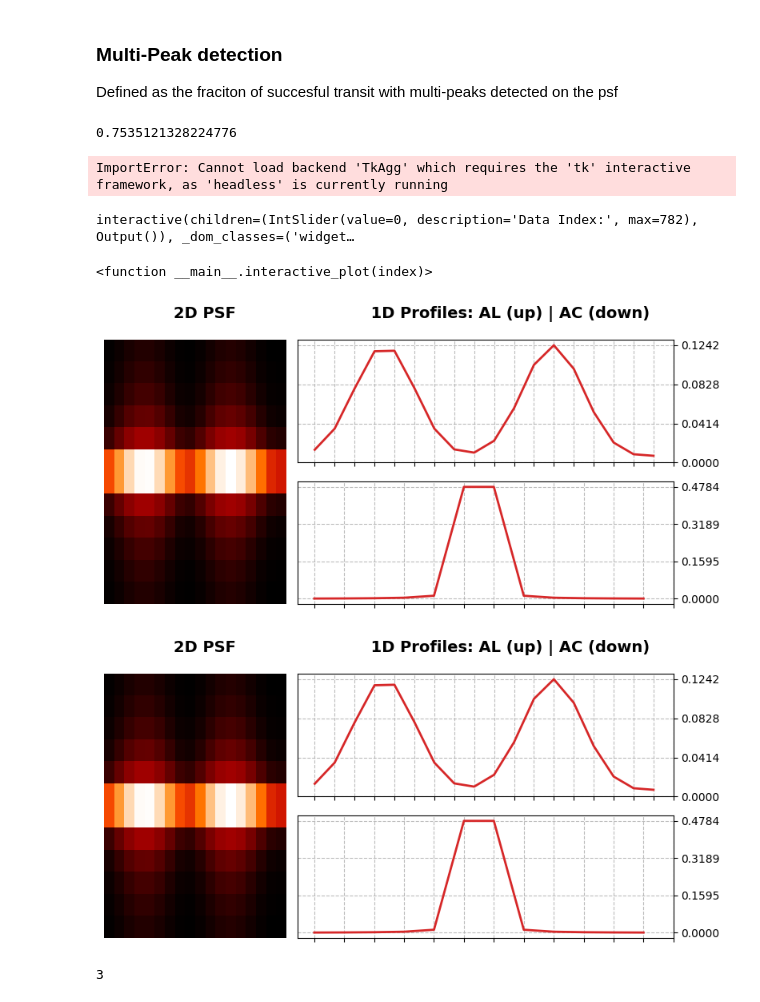
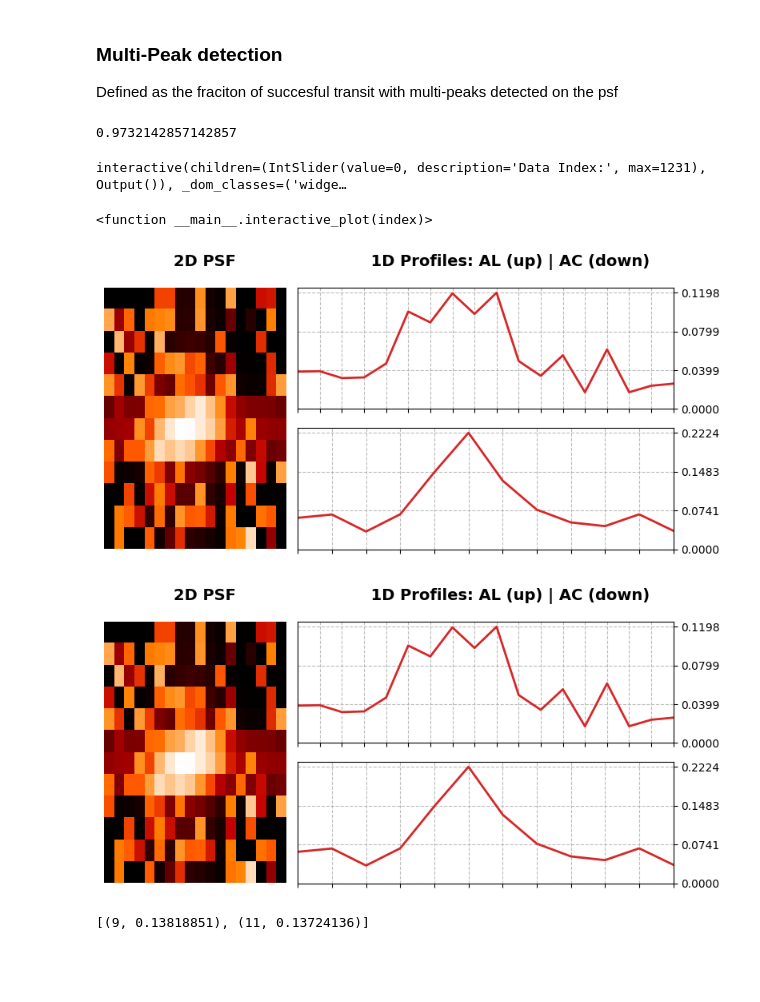
Before and after one commit to pietroferraiuolo/BINCAT, a Jupyter notebook: 03-psf-analysis.ipynb, the cells around one changed output. Cells and saved outputs as stored; diff of their text form; code cells hidden in the pictures; blank space fills up the shorter version.

```diff
--- a/03-psf-analysis.ipynb
+++ b/03-psf-analysis.ipynb
@@ -11,10 +11,12 @@ stats = grasp.stats
 from matplotlib.pyplot import *
 import astropy.units as u
 
-tn = '20250926_122421'
-tn = '20250929_123058'
-tn45 = '20250929_160852'
-tn90 = '20251001_115908'
-tn_500mas = '20251001_154655'
-cal_psf = ut.load_psf(f"{ut.simpath}/observations/{tn_500mas}/calibration.fits")
-cube = ut.load_psf_cube(tn_500mas)
+tns = {
+    '200mas_360_ron': '20251008_155310',
+    '500mas_90': '20251001_154655',
+    '200mas_90': '20251001_115908',
+    '200mas_45': '20250929_160852',
+}
+
+cal_psf = ut.load_psf(f"{ut.simpath}/observations/{tns['200mas_360_ron']}/calibration.fits")
+cube = ut.load_psf_cube(tns['200mas_360_ron'])
@@ -49,6 +42,4 @@ findfont: Generic family 'cursive' not found because none of the following famil
 
 Defined as the fraciton of succesful transit with multi-peaks detected on the psf
 # %%
-p.ipd_frac_multipeak(cube, show=True)
+imp = p.ipd_frac_multipeak(cube, show=False)
-# %% [output]
-0.7535121328224776
@@ -108,7 +46,7 @@ def create_interactive_psf_plot(cube, processing_module):
-# %%
-create_interactive_psf_plot(cube, p)
-# %% [output]
-ImportError: Cannot load backend 'TkAgg' which requires the 'tk' interactive framework, as 'headless' is currently running
+# %%
+imp
+# %% [output]
+0.9732142857142857
 # %%
 from ipywidgets import interact, widgets
 
@@ -128,14 +66,21 @@ def interactive_plot(index):
 
 interact(interactive_plot, index=widgets.IntSlider(min=0, max=len(cube)-1, step=1, value=0, description='Data Index:'))
 # %% [output]
-interactive(children=(IntSlider(value=0, description='Data Index:', max=782), Output()), _dom_classes=('widget…
+interactive(children=(IntSlider(value=0, description='Data Index:', max=1231), Output()), _dom_classes=('widge…
 <function __main__.interactive_plot(index)>
 # %%
-ut.display_psf(cube[0].psf_2d, mode='all')
+ut.display_psf(cube[171].psf_2d, mode='all', save='psf_171_hr')
 # %% [output]
-[figure, old version]
+[figure, new version]
-[figure, old version]
+[figure, new version]
-# %%
-12//4
-# %% [output]
-3
+# %%
+maxima = []
+phis = []
+for img in cube:
+    maxs = p.find_local_maxima(img)
+    maxima.append(maxs)
+    phis.append(img.phi)
+
+maxima[0]
+# %% [output]
+[(9, 0.13818851), (11, 0.13724136)]
```
Also changed, not shown: parts of 4 cells of this notebook, 4 other files.
